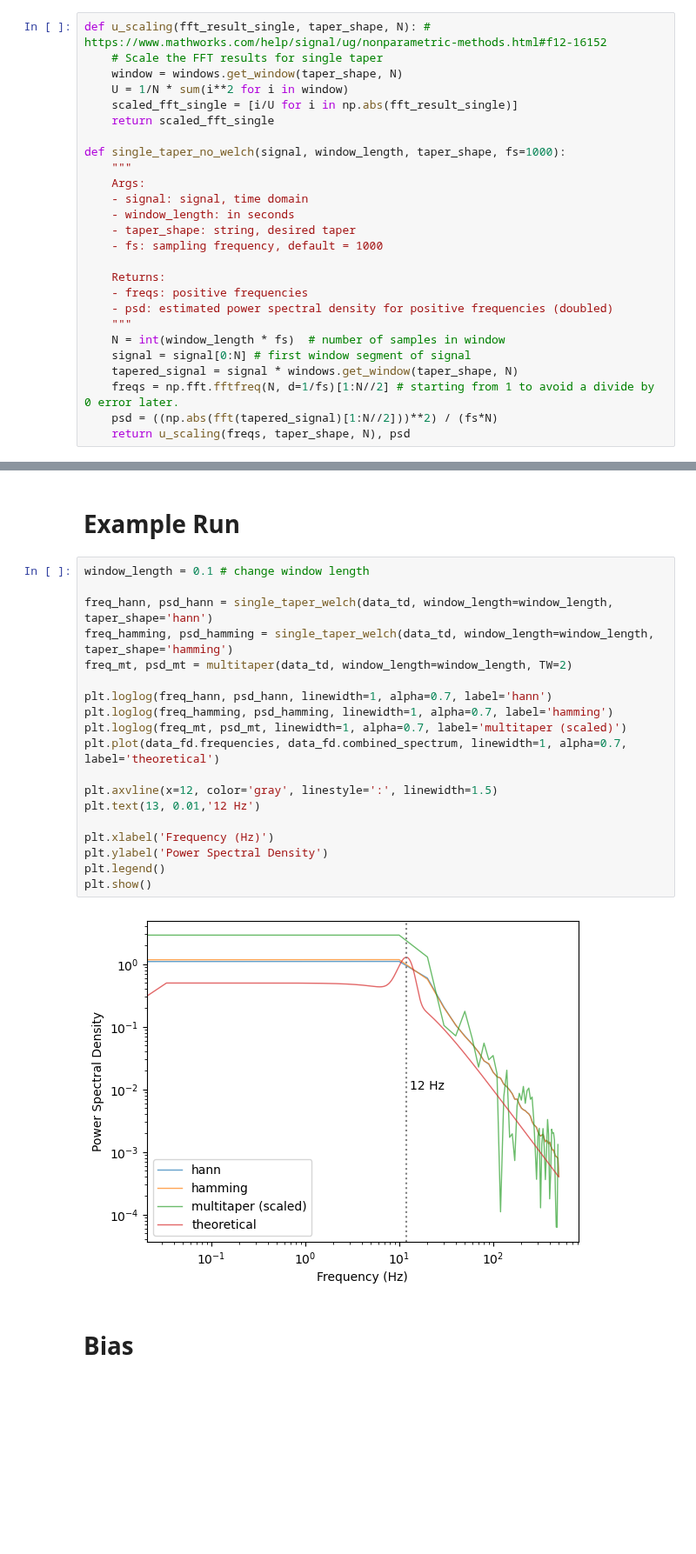
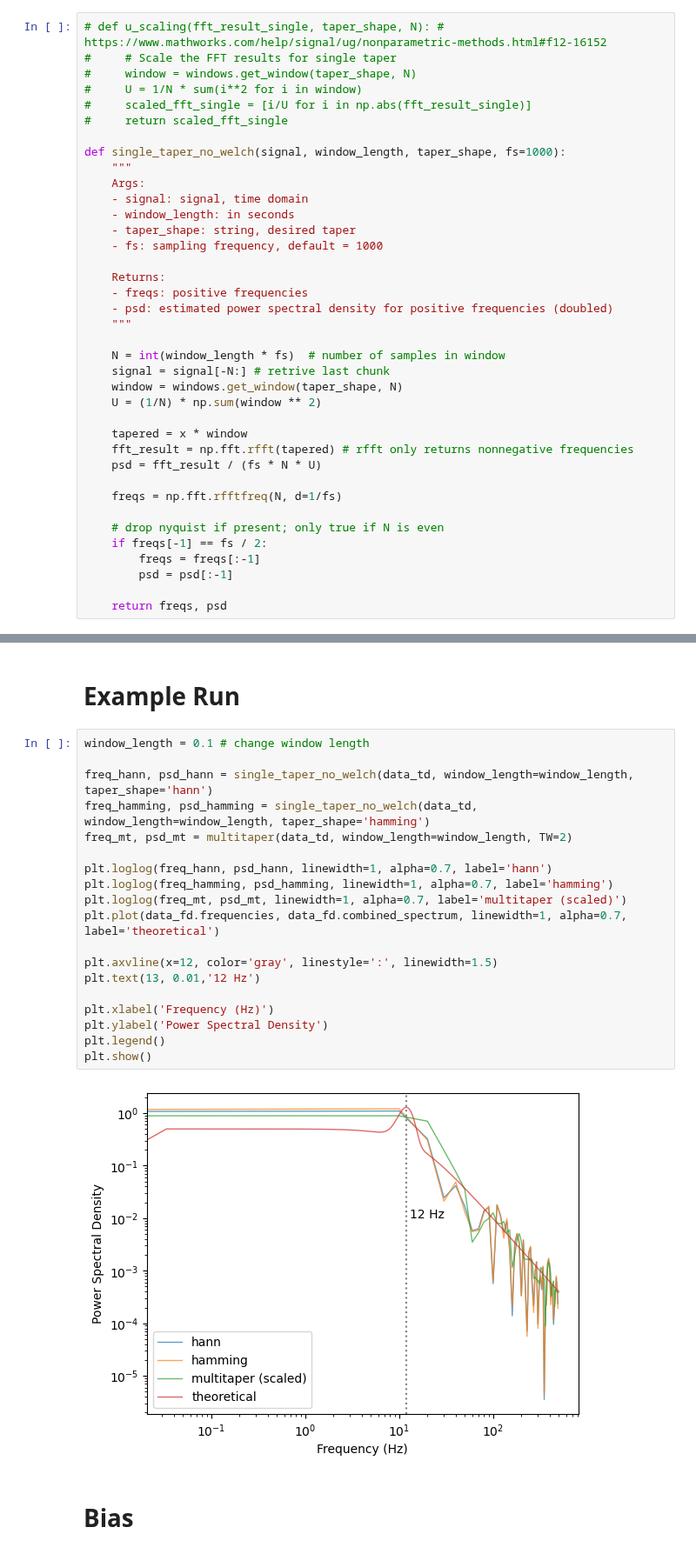
Before and after one commit to anika-kum/spectral-analysis-comparison, a Jupyter notebook: final_taper_comparison.ipynb, the cells around one changed output, grey strips where cells are left out. Shown at 87% size. Saved outputs shown, nothing was run; the diff lists cells and outputs as text; blank space fills up the shorter version.

```diff
--- a/final_taper_comparison.ipynb
+++ b/final_taper_comparison.ipynb
@@ -61,12 +61,12 @@ def single_taper_welch(signal, window_length, taper_shape, fs=1000):
 # %% [markdown]
 # Single Taper (No Welch)
 # %%
-def u_scaling(fft_result_single, taper_shape, N): # https://www.mathworks.com/help/signal/ug/nonparametric-methods.html#f12-16152
-    # Scale the FFT results for single taper
-    window = windows.get_window(taper_shape, N)
-    U = 1/N * sum(i**2 for i in window)
-    scaled_fft_single = [i/U for i in np.abs(fft_result_single)]
-    return scaled_fft_single
+# def u_scaling(fft_result_single, taper_shape, N): # https://www.mathworks.com/help/signal/ug/nonparametric-methods.html#f12-16152
+#     # Scale the FFT results for single taper
+#     window = windows.get_window(taper_shape, N)
+#     U = 1/N * sum(i**2 for i in window)
+#     scaled_fft_single = [i/U for i in np.abs(fft_result_single)]
+#     return scaled_fft_single
 
 def single_taper_no_welch(signal, window_length, taper_shape, fs=1000):
     """
@@ -80,12 +80,24 @@ def single_taper_no_welch(signal, window_length, taper_shape, fs=1000):
     - freqs: positive frequencies
     - psd: estimated power spectral density for positive frequencies (doubled)
     """
+
     N = int(window_length * fs)  # number of samples in window
-    signal = signal[0:N] # first window segment of signal
-    tapered_signal = signal * windows.get_window(taper_shape, N)
-    freqs = np.fft.fftfreq(N, d=1/fs)[1:N//2] # starting from 1 to avoid a divide by 0 error later.
-    psd = ((np.abs(fft(tapered_signal)[1:N//2]))**2) / (fs*N)
-    return u_scaling(freqs, taper_shape, N), psd
+    signal = signal[-N:] # retrive last chunk
+    window = windows.get_window(taper_shape, N)
+    U = (1/N) * np.sum(window ** 2)
+
+    tapered = x * window
+    fft_result = np.fft.rfft(tapered) # rfft only returns nonnegative frequencies
+    psd = fft_result / (fs * N * U)
+
+    freqs = np.fft.rfftfreq(N, d=1/fs)
+
+    # drop nyquist if present; only true if N is even
+    if freqs[-1] == fs / 2:
+        freqs = freqs[:-1]
+        psd = psd[:-1]
+
+    return freqs, psd
 # %% [markdown]
 # Multitaper
 # %%
@@ -129,24 +141,24 @@ def multitaper(signal, window_length, fs=1000, TW=1, K=1): # only TW and Window
 # %%
 window_length = 0.1 # change window length
 
-freq_hann, psd_hann = single_taper_welch(data_td, window_length=window_length, taper_shape='hann')
-freq_hamming, psd_hamming = single_taper_welch(data_td, window_length=window_length, taper_shape='hamming')
+freq_hann, psd_hann = single_taper_no_welch(data_td, window_length=window_length, taper_shape='hann')
+freq_hamming, psd_hamming = single_taper_no_welch(data_td, window_length=window_length, taper_shape='hamming')
 freq_mt, psd_mt = multitaper(data_td, window_length=window_length, TW=2)
 
 plt.loglog(freq_hann, psd_hann, linewidth=1, alpha=0.7, label='hann')
 plt.loglog(freq_hamming, psd_hamming, linewidth=1, alpha=0.7, label='hamming')
 plt.loglog(freq_mt, psd_mt, linewidth=1, alpha=0.7, label='multitaper (scaled)')
 plt.plot(data_fd.frequencies, data_fd.combined_spectrum, linewidth=1, alpha=0.7, label='theoretical')
 
 plt.axvline(x=12, color='gray', linestyle=':', linewidth=1.5)
 plt.text(13, 0.01,'12 Hz')
 
 plt.xlabel('Frequency (Hz)')
 plt.ylabel('Power Spectral Density')
 plt.legend()
 plt.show()
 # %% [output]
-[figure, old version]
+[figure, new version]
 # %% [markdown]
 # Bias
 # %%
```
Also changed, not shown: parts of 2 cells of this notebook, 2 other files.
